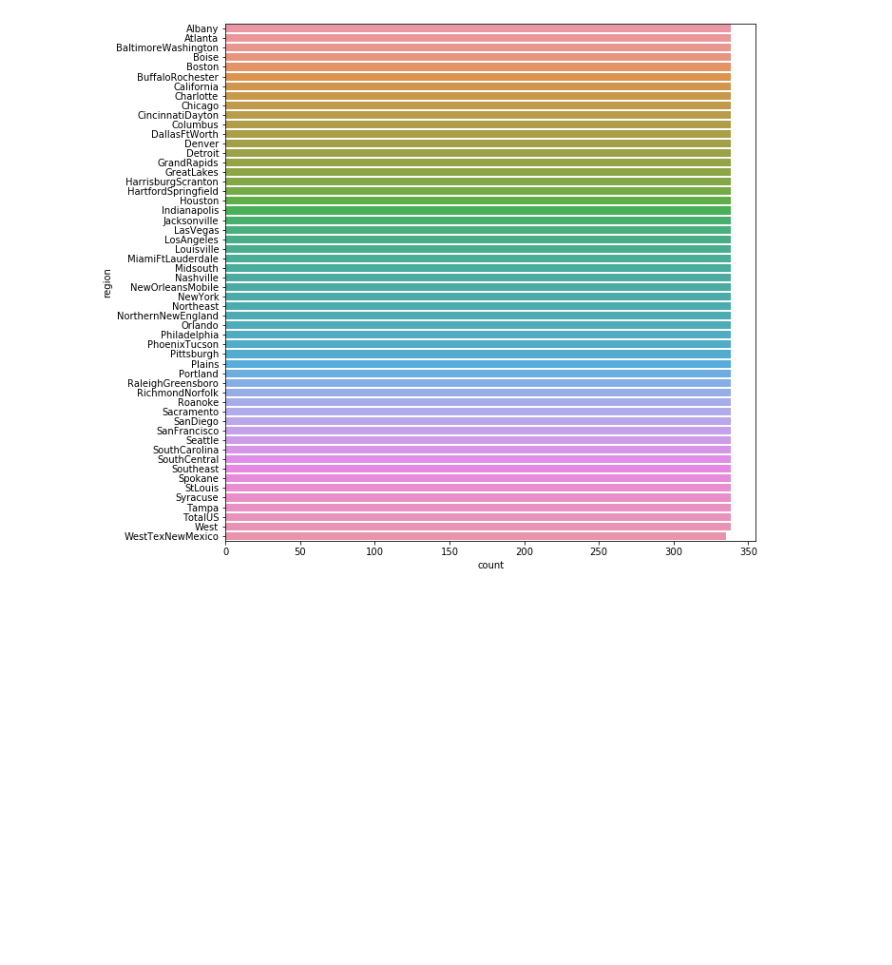
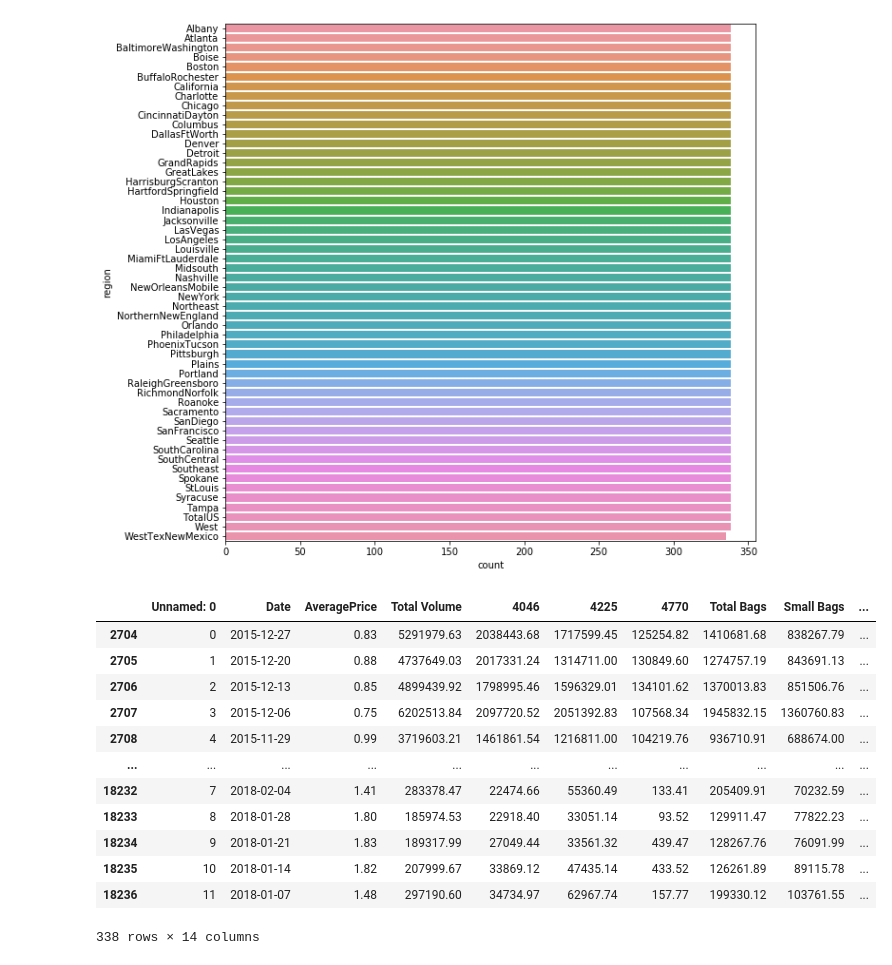
Before and after one commit to Temitope10/Avocado_price, a Jupyter notebook: avo_region.ipynb, the cells around one changed output. Saved outputs shown, nothing was run; the diff lists cells and outputs as text; code cells hidden in the pictures; blank space fills up the shorter version.

Commit message:
prediction with region set to West

```diff
--- a/avo_region.ipynb
+++ b/avo_region.ipynb
@@ -31,5 +31,21 @@ sns.countplot(y=avo_df.region)
 <matplotlib.axes._subplots.AxesSubplot at 0x...>
 [figure]
 # %%
-avo_df = avo_df[avo_df['region']=='west']
+avo_df_new = avo_df[avo_df['region']=='West']
+# %%
+avo_df_new
+# %% [output]
+|  | Unnamed: 0 | Date | AveragePrice | Total Volume | 4046 | 4225 | 4770 | Total Bags | Small Bags | ... |
+| 2704 | 0 | 2015-12-27 | 0.83 | 5291979.63 | 2038443.68 | 1717599.45 | 125254.82 | 1410681.68 | 838267.79 | ... |
+| 2705 | 1 | 2015-12-20 | 0.88 | 4737649.03 | 2017331.24 | 1314711.00 | 130849.60 | 1274757.19 | 843691.13 | ... |
+| 2706 | 2 | 2015-12-13 | 0.85 | 4899439.92 | 1798995.46 | 1596329.01 | 134101.62 | 1370013.83 | 851506.76 | ... |
+| 2707 | 3 | 2015-12-06 | 0.75 | 6202513.84 | 2097720.52 | 2051392.83 | 107568.34 | 1945832.15 | 1360760.83 | ... |
+| 2708 | 4 | 2015-11-29 | 0.99 | 3719603.21 | 1461861.54 | 1216811.00 | 104219.76 | 936710.91 | 688674.00 | ... |
+| ... | ... | ... | ... | ... | ... | ... | ... | ... | ... | ... |
+| 18232 | 7 | 2018-02-04 | 1.41 | 283378.47 | 22474.66 | 55360.49 | 133.41 | 205409.91 | 70232.59 | ... |
+| 18233 | 8 | 2018-01-28 | 1.80 | 185974.53 | 22918.40 | 33051.14 | 93.52 | 129911.47 | 77822.23 | ... |
+| 18234 | 9 | 2018-01-21 | 1.83 | 189317.99 | 27049.44 | 33561.32 | 439.47 | 128267.76 | 76091.99 | ... |
+| 18235 | 10 | 2018-01-14 | 1.82 | 207999.67 | 33869.12 | 47435.14 | 433.52 | 126261.89 | 89115.78 | ... |
+| 18236 | 11 | 2018-01-07 | 1.48 | 297190.60 | 34734.97 | 62967.74 | 157.77 | 199330.12 | 103761.55 | ... |
+338 rows × 14 columns
 # %%
```
Also changed, not shown: parts of 2 cells of this notebook.
